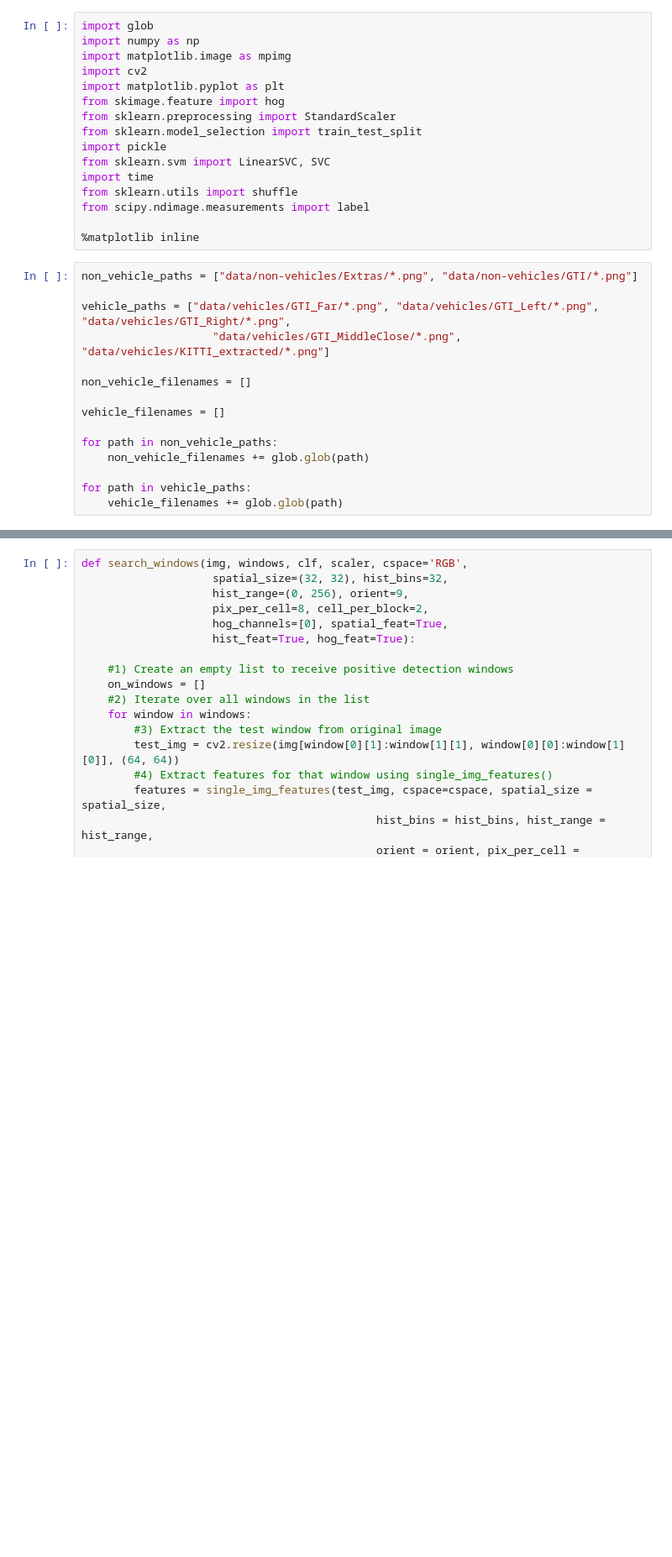
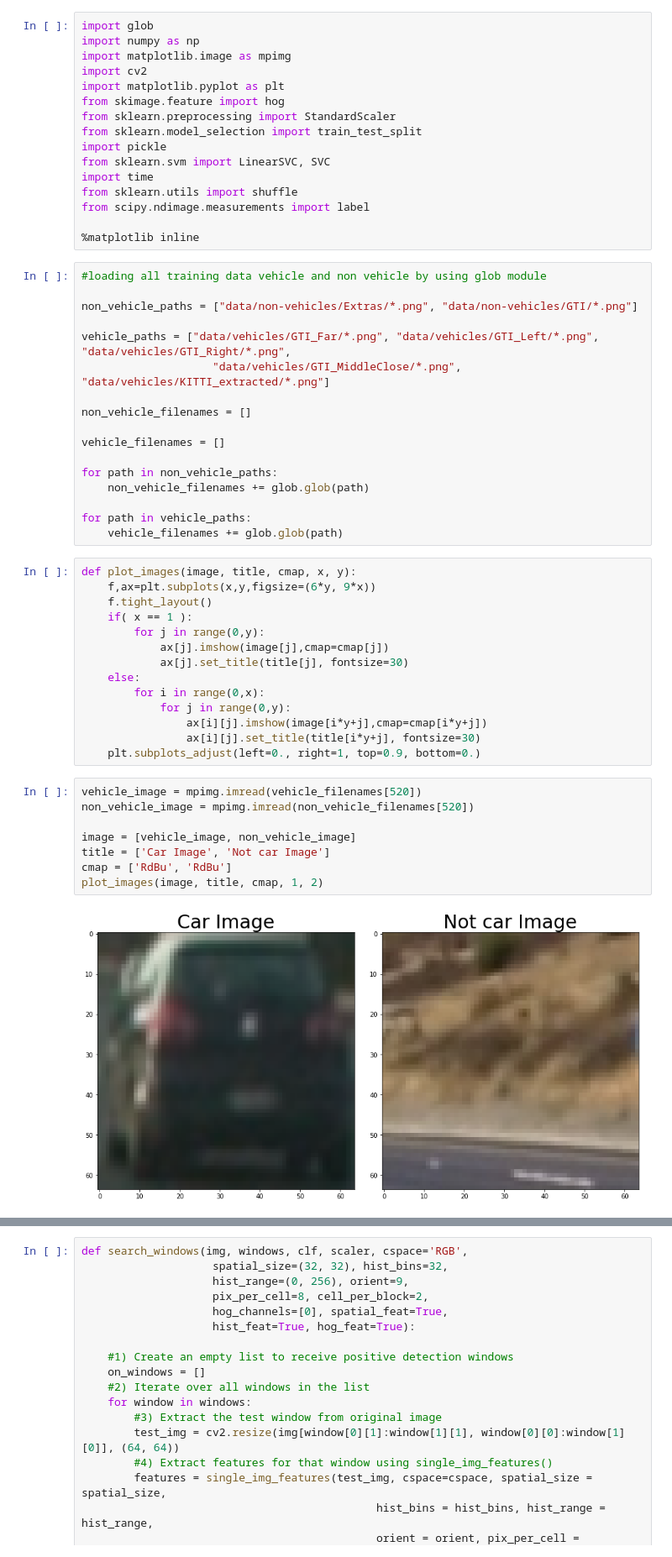
Before and after one commit to prathmesh-dali/CarND-Vehicle-Detection, a Jupyter notebook: CarND_Vehicle_Detection.ipynb, the cells around one changed output, grey strips where cells are left out. Shown: that part at 84% size. Cells and saved outputs as stored; diff of their text form; blank space fills up the shorter version.

```diff
--- a/CarND_Vehicle_Detection.ipynb
+++ b/CarND_Vehicle_Detection.ipynb
@@ -15,6 +15,8 @@ from scipy.ndimage.measurements import label
 
 %matplotlib inline
 # %%
+#loading all training data vehicle and non vehicle by using glob module
+
 non_vehicle_paths = ["data/non-vehicles/Extras/*.png", "data/non-vehicles/GTI/*.png"]
 
 vehicle_paths = ["data/vehicles/GTI_Far/*.png", "data/vehicles/GTI_Left/*.png", "data/vehicles/GTI_Right/*.png",
@@ -29,4 +31,28 @@ for path in non_vehicle_paths:
 
 for path in vehicle_paths:
     vehicle_filenames += glob.glob(path)
+# %%
+def plot_images(image, title, cmap, x, y):
+    f,ax=plt.subplots(x,y,figsize=(6*y, 9*x))
+    f.tight_layout()
+    if( x == 1 ):
+        for j in range(0,y):
+            ax[j].imshow(image[j],cmap=cmap[j])
+            ax[j].set_title(title[j], fontsize=30)
+    else:
+        for i in range(0,x):
+            for j in range(0,y):
+                ax[i][j].imshow(image[i*y+j],cmap=cmap[i*y+j])
+                ax[i][j].set_title(title[i*y+j], fontsize=30)
+    plt.subplots_adjust(left=0., right=1, top=0.9, bottom=0.)
+# %%
+vehicle_image = mpimg.imread(vehicle_filenames[520])
+non_vehicle_image = mpimg.imread(non_vehicle_filenames[520])
+
+image = [vehicle_image, non_vehicle_image]
+title = ['Car Image', 'Not car Image']
+cmap = ['RdBu', 'RdBu']
+plot_images(image, title, cmap, 1, 2)
+# %% [output]
+[figure, added]
 # %%
```
Also changed, not shown: parts of 19 cells of this notebook, 6 other files.
